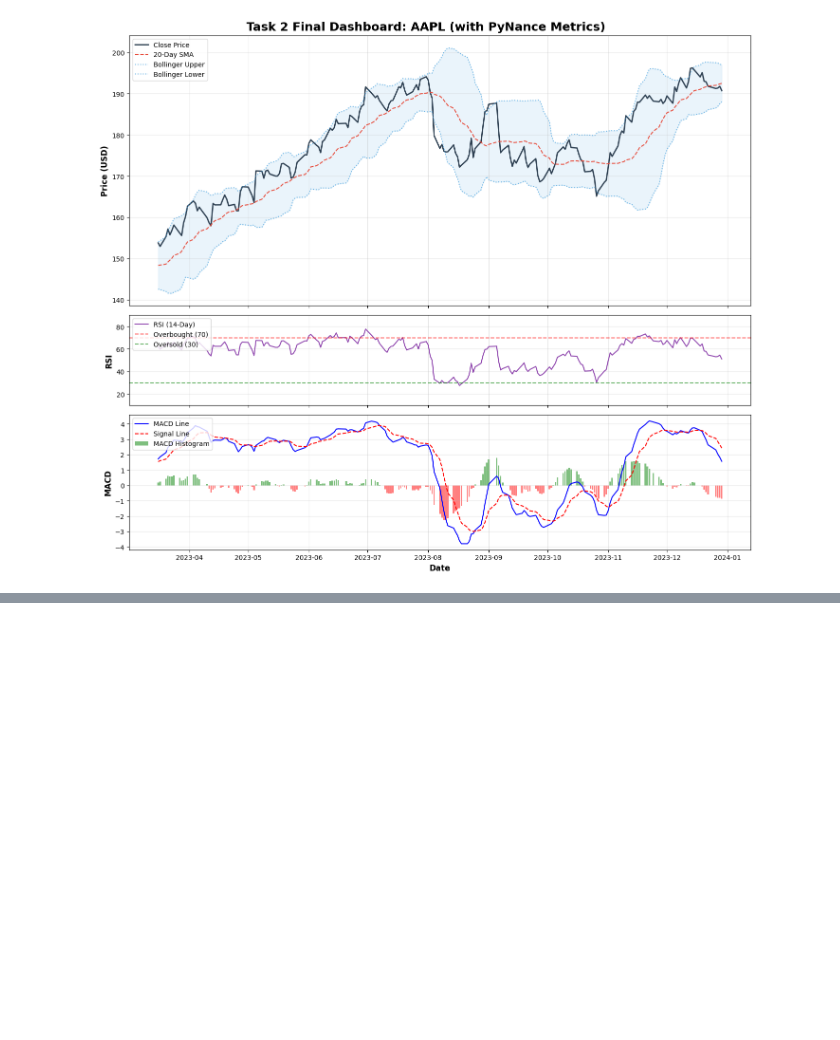
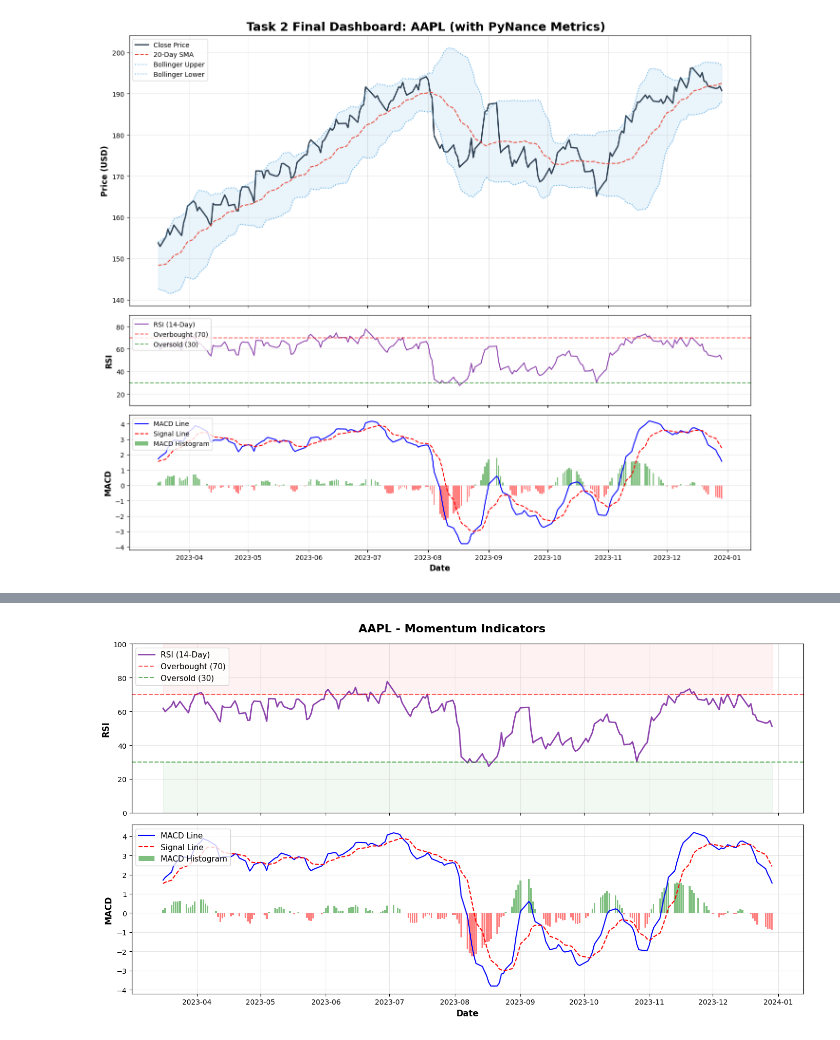
Before and after one commit to KetimTesfaye/news-sentiment-analysis, a Jupyter notebook: notebooks/02_quantitative_analysis.ipynb, the cells around one changed output, grey strips where cells are left out. Saved outputs shown, nothing was run; the diff lists cells and outputs as text; code cells hidden in the pictures; blank space fills up the shorter version.

```diff
--- a/notebooks/02_quantitative_analysis.ipynb
+++ b/notebooks/02_quantitative_analysis.ipynb
@@ -288,0 +375,40 @@ if aapl_key in stocks_dict:
+# %%
+import matplotlib.pyplot as plt
+
+def plot_momentum_indicators(ticker, df):
+    plot_df = df.tail(200)
+
+    fig, (ax1, ax2) = plt.subplots(2, 1, figsize=(14, 8), sharex=True)
+    plt.suptitle(f"{ticker.split('.')[0]} - Momentum Indicators", fontsize=16, fontweight='bold')
+
+    ax1.plot(plot_df.index, plot_df['RSI_14'], label='RSI (14-Day)', color='#8e44ad', linewidth=2)
+    ax1.axhline(70, color='red', linestyle='--', alpha=0.6, label='Overbought (70)')
+    ax1.axhline(30, color='green', linestyle='--', alpha=0.6, label='Oversold (30)')
+
+    ax1.fill_between(plot_df.index, 70, 100, color='red', alpha=0.05)
+    ax1.fill_between(plot_df.index, 0, 30, color='green', alpha=0.05)
+
+    ax1.set_ylabel('RSI', fontsize=12, fontweight='bold')
+    ax1.set_ylim(0, 100)
+    ax1.legend(loc='upper left', fontsize=11)
+    ax1.grid(True, alpha=0.3)
+
+    ax2.plot(plot_df.index, plot_df['MACD'], label='MACD Line', color='blue', linewidth=1.5)
+    ax2.plot(plot_df.index, plot_df['MACD_signal'], label='Signal Line', color='red', linestyle='--', linewidth=1.5)
+
+    colors = ['green' if val >= 0 else 'red' for val in plot_df['MACD_hist']]
+    ax2.bar(plot_df.index, plot_df['MACD_hist'], label='MACD Histogram', color=colors, alpha=0.5)
+
+    ax2.set_ylabel('MACD', fontsize=12, fontweight='bold')
+    ax2.set_xlabel('Date', fontsize=12, fontweight='bold')
+    ax2.legend(loc='upper left', fontsize=11)
+    ax2.grid(True, alpha=0.3)
+
+    plt.tight_layout()
+    plt.show()
+
+aapl_key = 'AAPL.CSV' if 'AAPL.CSV' in stocks_dict else 'AAPL'
+if aapl_key in stocks_dict:
+    plot_momentum_indicators(aapl_key, stocks_dict[aapl_key])
+# %% [output]
+[figure, added]
```
Also changed, not shown: parts of 3 cells of this notebook.
